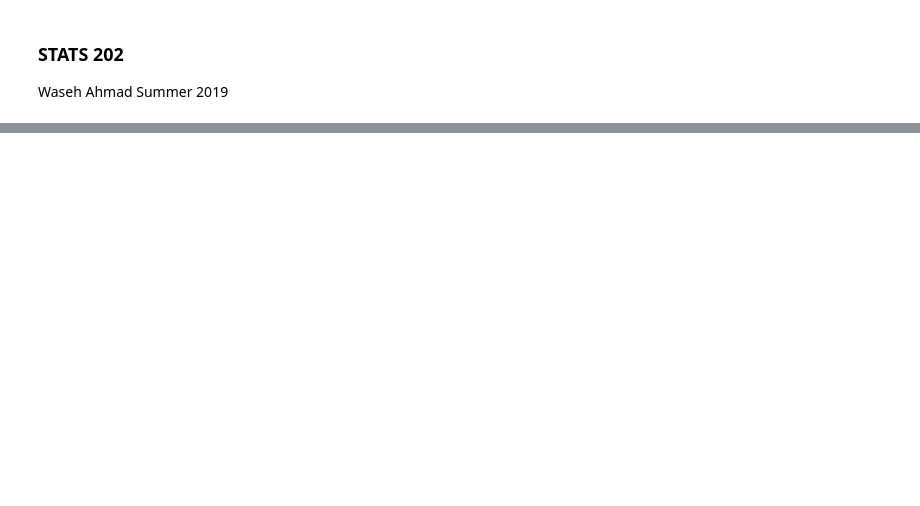
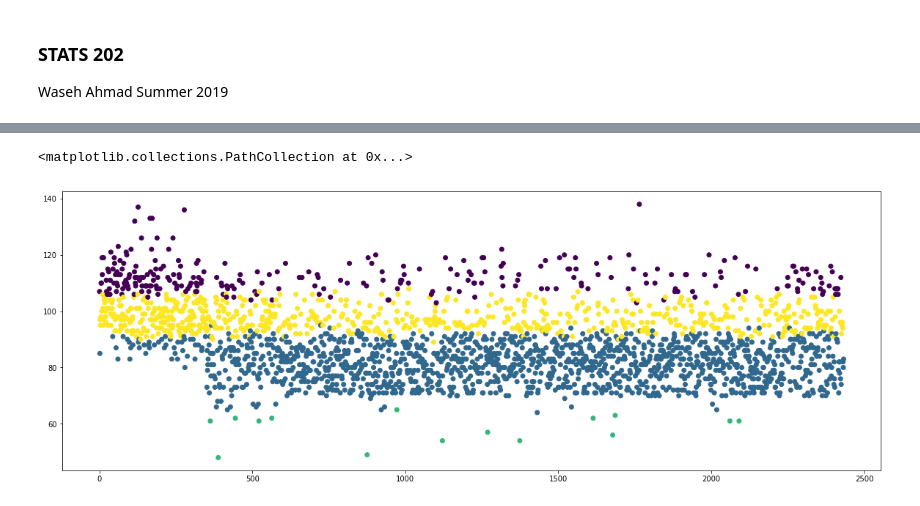
Before and after one commit to wasehahmad/PANSS-Trial-Analysis, a Jupyter notebook: panss_analysis_notebook.ipynb, the cells around one changed output, grey strips where cells are left out. Cells and saved outputs as stored; diff of their text form; code cells hidden in the pictures; blank space fills up the shorter version.

```diff
--- a/panss_analysis_notebook.ipynb
+++ b/panss_analysis_notebook.ipynb
@@ -319,0 +125,12 @@ def diagnostic_plots(X, y, model_fit=None):
+# %%
+cluster = AgglomerativeClustering(n_clusters=4, affinity='euclidean', linkage='complete')
+clusters = cluster.fit_predict(firstVisits)
+firstVisits['Segment'] = clusters
+plt.figure(figsize=(20, 7))
+# for seg in range(4):
+#     (firstVisits.loc[firstVisits['Segment'] == seg].boxplot(column=['Ps'],by=['Segment']))
+plt.scatter(range(len(data_scaled['PANSS_Total'])), firstVisits['PANSS_Total'], c=cluster.labels_)
+# data_scaled
+# %% [output]
+<matplotlib.collections.PathCollection at 0x...>
+[figure, added]
```
Also changed, not shown: parts of 11 cells of this notebook, 1 other file.
